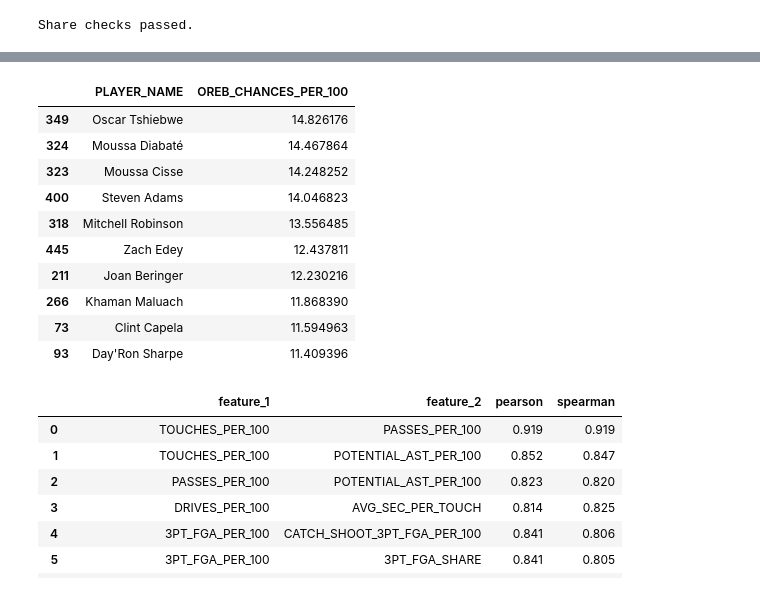
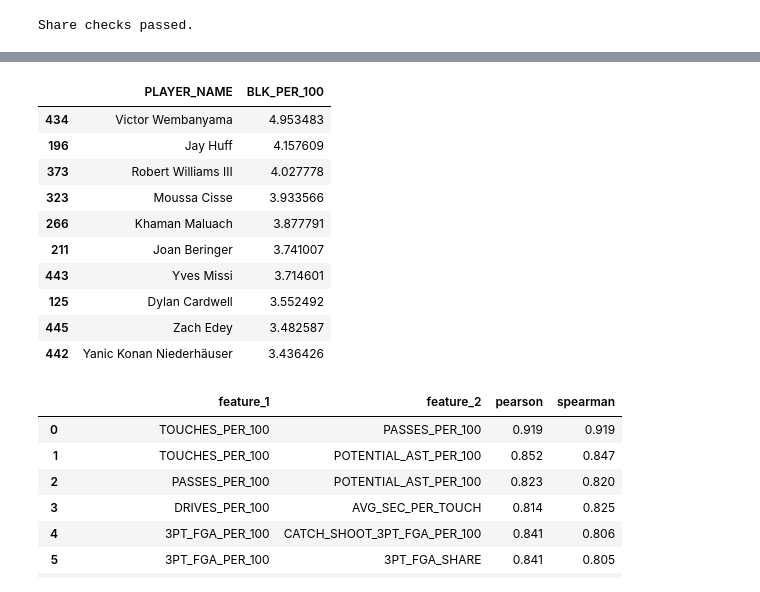
Before and after one commit to alex-abrego/nba-player-archetype-analysis, a Jupyter notebook: notebooks/02_feature_engineering.ipynb, the cells around one changed output, grey strips where cells are left out. Cells and saved outputs as stored; diff of their text form; code cells hidden in the pictures.

```diff
--- a/notebooks/02_feature_engineering.ipynb
+++ b/notebooks/02_feature_engineering.ipynb
@@ -344,8 +346,7 @@ style_features.to_parquet(output_path, index=False)
 per_100_features = {
     # Offense
     "TOUCHES": "TOUCHES_PER_100",
-    "PASSES_MADE": "PASSES_PER_100",
-    "POTENTIAL_AST": "POTENTIAL_AST_PER_100",
+    "AST_ADJ": "AST_ADJ_PER_100",
     "DRIVES": "DRIVES_PER_100",
     "RA_FGA": "RA_FGA_PER_100",
     "PULL_UP_FGA": "PULL_UP_FGA_PER_100",
@@ -533,30 +534,30 @@ display(feature_summary.round(3))
 | 20 | Interior Defense | BLK_PER_100 | 0.0 | 1.56 | 0.958 | 0.697 | 0.820 | 1.773 | 0.000 | 4.953 |
 | 21 | Defensive Rebounding | DREB_CHANCES_PER_100 | 0.0 | 0.00 | 8.656 | 7.912 | 3.031 | 0.785 | 2.973 | 18.515 |
 # %%
-feature_name = "OREB_CHANCES_PER_100"
+feature_name = "BLK_PER_100"
 
 top_players = candidate_features.nlargest(
     10, feature_name
 )[
     [
         "PLAYER_NAME",
         feature_name,
     ]
 ]
 
 display(top_players)
 # %% [output]
-|  | PLAYER_NAME | OREB_CHANCES_PER_100 |
-| 349 | Oscar Tshiebwe | 14.826176 |
-| 324 | Moussa Diabaté | 14.467864 |
-| 323 | Moussa Cisse | 14.248252 |
-| 400 | Steven Adams | 14.046823 |
-| 318 | Mitchell Robinson | 13.556485 |
-| 445 | Zach Edey | 12.437811 |
-| 211 | Joan Beringer | 12.230216 |
-| 266 | Khaman Maluach | 11.868390 |
-| 73 | Clint Capela | 11.594963 |
-| 93 | Day'Ron Sharpe | 11.409396 |
+|  | PLAYER_NAME | BLK_PER_100 |
+| 434 | Victor Wembanyama | 4.953483 |
+| 196 | Jay Huff | 4.157609 |
+| 373 | Robert Williams III | 4.027778 |
+| 323 | Moussa Cisse | 3.933566 |
+| 266 | Khaman Maluach | 3.877791 |
+| 211 | Joan Beringer | 3.741007 |
+| 443 | Yves Missi | 3.714601 |
+| 125 | Dylan Cardwell | 3.552492 |
+| 445 | Zach Edey | 3.482587 |
+| 442 | Yanic Konan Niederhäuser | 3.436426 |
 # %%
 from itertools import combinations
 
```
Also changed, not shown: parts of 13 cells of this notebook, 1 other file.
